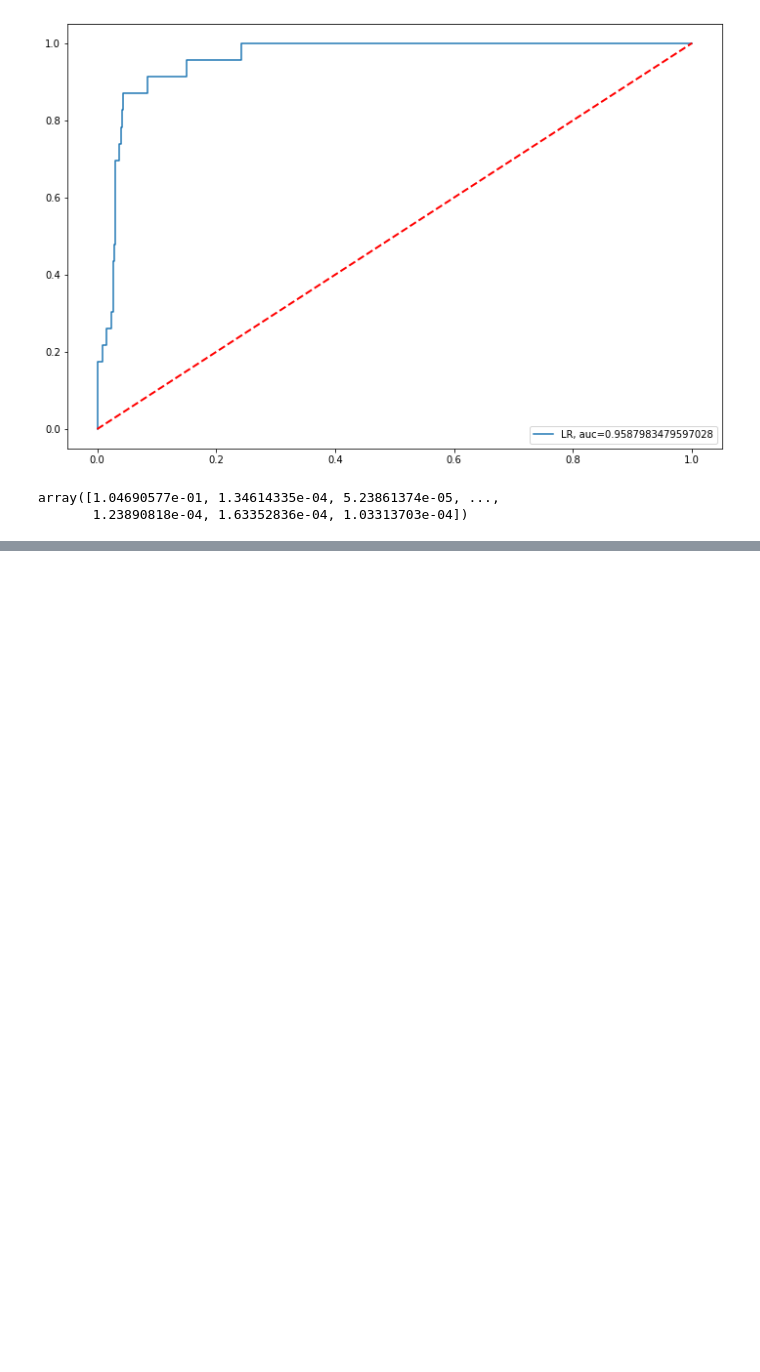
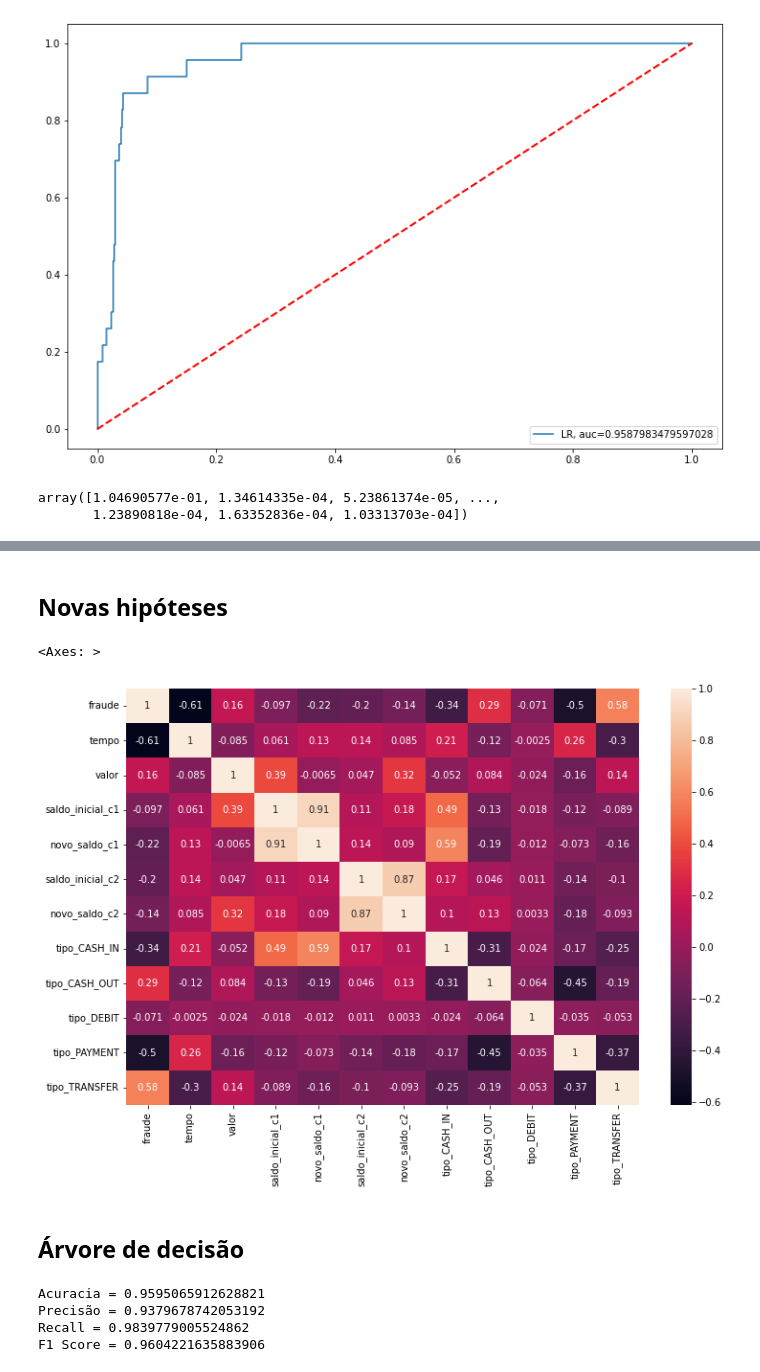
Before and after one commit to FranciscoFoz/machine-learning-training, a Jupyter notebook: Aprendizado Supervisionado/Classificação/curso_deteccao_de_fraude/11_curso_deteccao_de_fraude.ipynb, the cells around one changed output, grey strips where cells are left out. Saved outputs shown, nothing was run; the diff lists cells and outputs as text; code cells hidden in the pictures; blank space fills up the shorter version.

```diff
--- a/Aprendizado Supervisionado/Classificação/curso_deteccao_de_fraude/11_curso_deteccao_de_fraude.ipynb
+++ b/Aprendizado Supervisionado/Classificação/curso_deteccao_de_fraude/11_curso_deteccao_de_fraude.ipynb
@@ -203,0 +213,5 @@ array([1.04690577e-01, 1.34614335e-04, 5.23861374e-05, ...,
+# %%
+x = df.drop('fraude', axis=1)
+y = df['fraude']
+# %%
+x_resampled, y_resampled = smote.fit_resample(x,y)
@@ -203,0 +291,41 @@ array([1.04690577e-01, 1.34614335e-04, 5.23861374e-05, ...,
+# %% [markdown]
+## Novas hipóteses
+# %%
+import seaborn as sns
+
+sns.heatmap(df_balanced.corr(),annot=True)
+# %% [output]
+<Axes: >
+[figure, added]
+# %% [markdown]
+## Árvore de decisão
+# %%
+from sklearn.tree import DecisionTreeClassifier
+
+dt =  DecisionTreeClassifier(max_depth = 5, random_state=SEED)
+
+
+model = dt.fit(x_train, y_train)
+y_pred = dt.predict(x_test)
+
+
+model = dt.fit(x_train, y_train)
+y_pred = dt.predict(x_test)
+
+
+
+acuracia = accuracy_score(y_test,y_pred)
+precisao = precision_score(y_test,y_pred)
+recall = recall_score(y_test,y_pred)
+f1 = f1_score(y_test,y_pred)
+
+
+print(f'Acuracia = {acuracia}')
+print(f'Precisão = {precisao}')
+print(f'Recall = {recall}')
+print(f'F1 Score = {f1}')
+# %% [output]
+Acuracia = 0.9595065912628821
+Precisão = 0.9379678742053192
+Recall = 0.9839779005524862
+F1 Score = 0.9604221635883906
```
Also changed, not shown: parts of 25 cells of this notebook.
